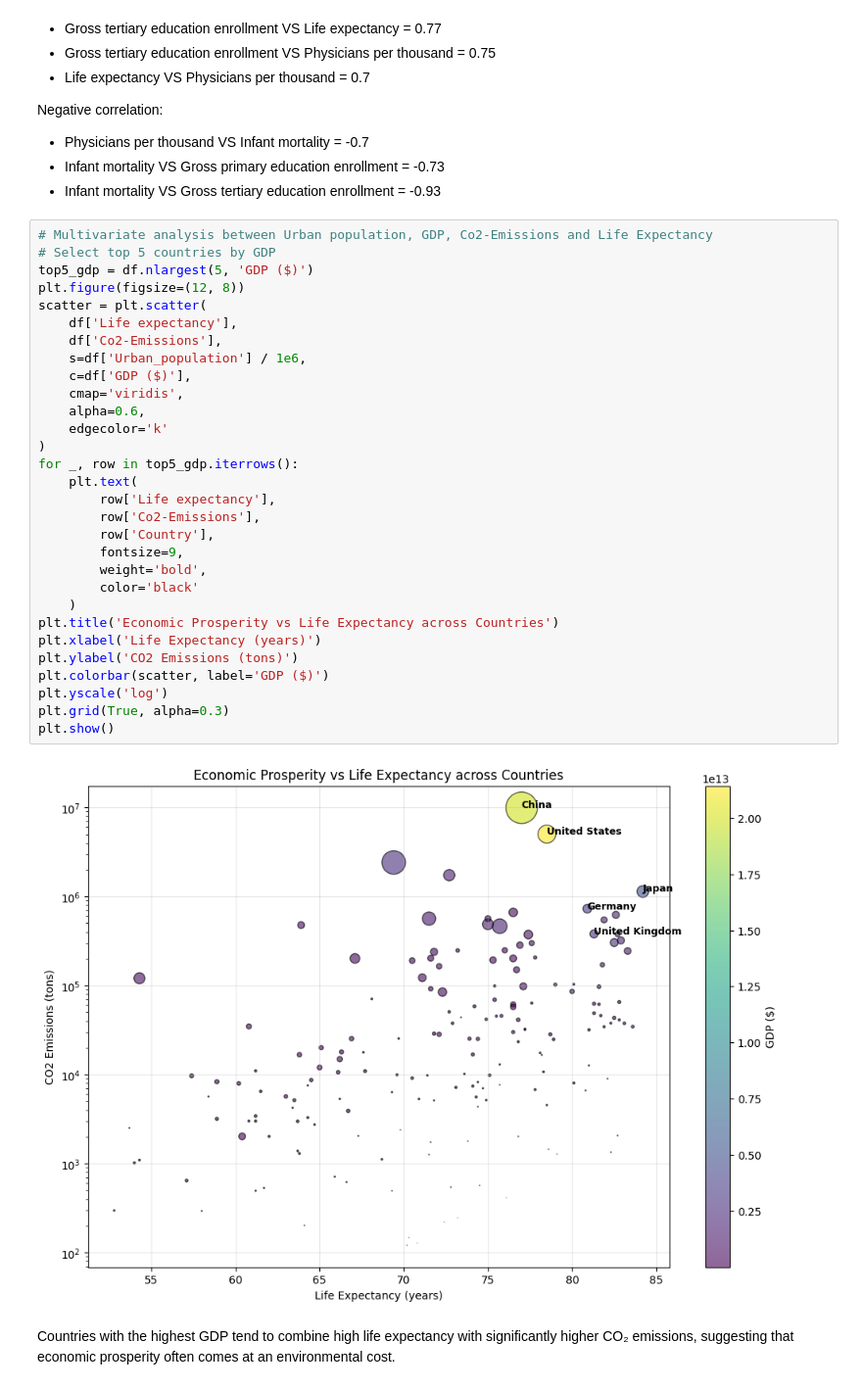
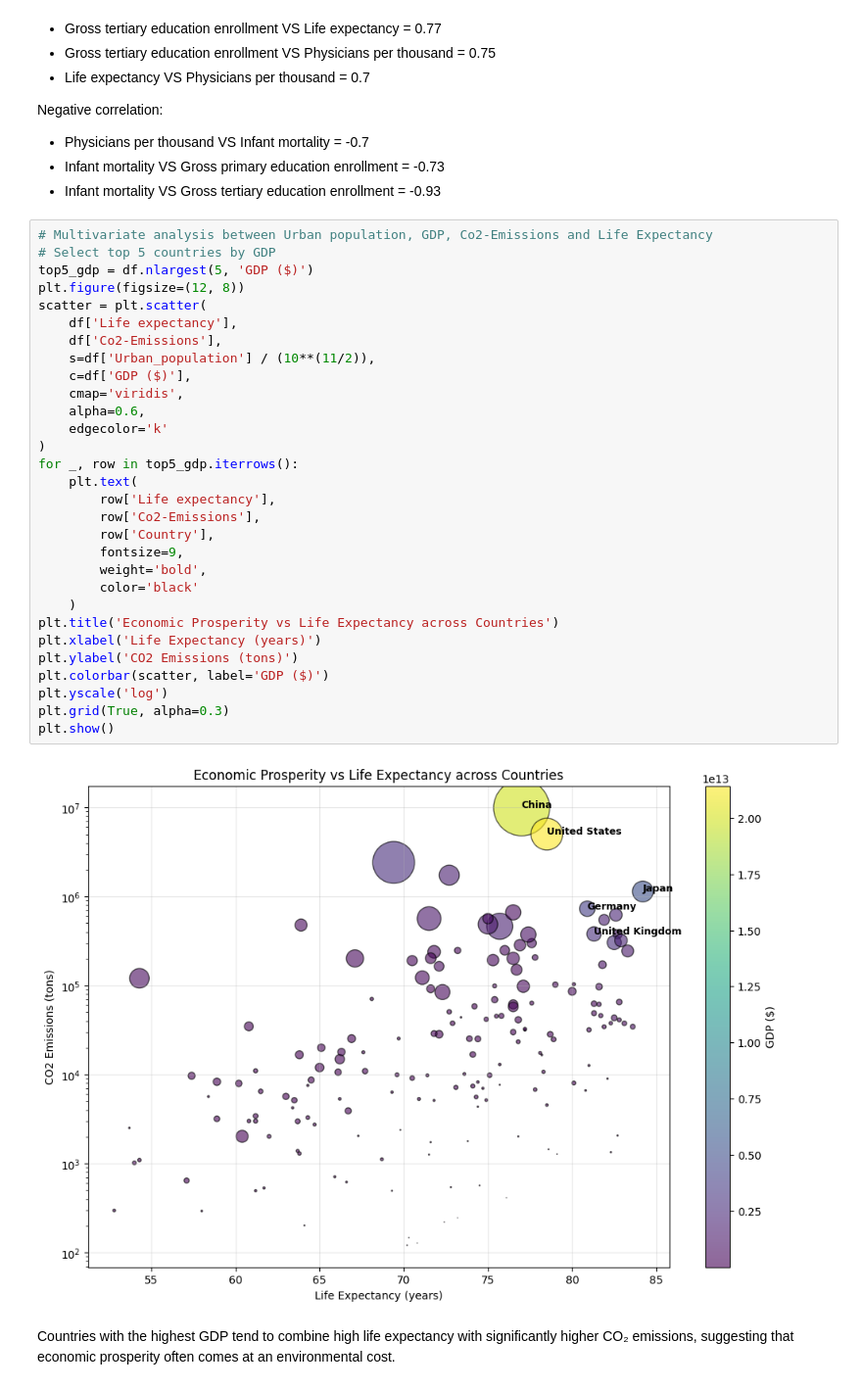
Before and after one commit to valeria-molino/The-Data-of-well-being, a Jupyter notebook: The_Data_of_Well_being.ipynb, the cells around one changed output. Shown at 98% size. Drawn from its saved outputs; the diff is of its cells as text.

```diff
--- a/The_Data_of_Well_being.ipynb
+++ b/The_Data_of_Well_being.ipynb
@@ -285,35 +288,35 @@ Negative correlation:
 # %%
 # Multivariate analysis between Urban population, GDP, Co2-Emissions and Life Expectancy
 # Select top 5 countries by GDP
 top5_gdp = df.nlargest(5, 'GDP ($)')
 plt.figure(figsize=(12, 8))
 scatter = plt.scatter(
     df['Life expectancy'],
     df['Co2-Emissions'],
-    s=df['Urban_population'] / 1e6,
+    s=df['Urban_population'] / (10**(11/2)),
     c=df['GDP ($)'],
     cmap='viridis',
     alpha=0.6,
     edgecolor='k'
 )
 for _, row in top5_gdp.iterrows():
     plt.text(
         row['Life expectancy'],
         row['Co2-Emissions'],
         row['Country'],
         fontsize=9,
         weight='bold',
         color='black'
     )
 plt.title('Economic Prosperity vs Life Expectancy across Countries')
 plt.xlabel('Life Expectancy (years)')
 plt.ylabel('CO2 Emissions (tons)')
 plt.colorbar(scatter, label='GDP ($)')
 plt.yscale('log')
 plt.grid(True, alpha=0.3)
 plt.show()
 # %% [output]
-[figure, old version]
+[figure, new version]
 # %% [markdown]
 Countries with the highest GDP tend to combine high life expectancy with significantly higher CO₂ emissions, suggesting that economic prosperity often comes at an environmental cost.
 # %%
```
Also changed, not shown: parts of 7 cells of this notebook.
